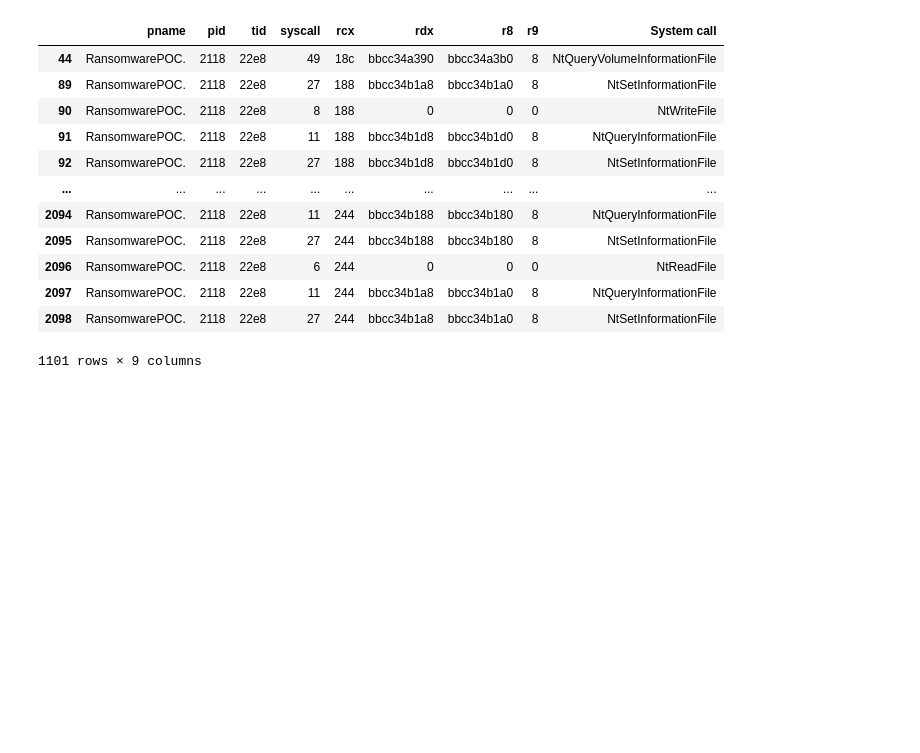
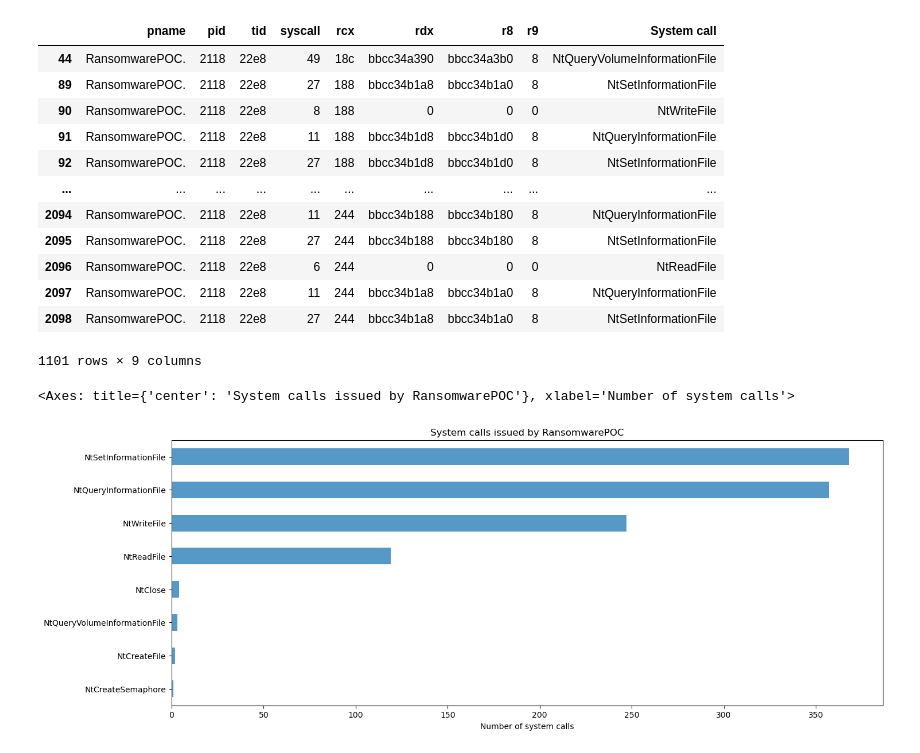
Before and after one commit to Cyber-Tracer/HyperDetect, a Jupyter notebook: controller/initial_analysis.ipynb, the cells around one changed output. Saved outputs shown, nothing was run; the diff lists cells and outputs as text; code cells hidden in the pictures; blank space fills up the shorter version.

```diff
--- a/controller/initial_analysis.ipynb
+++ b/controller/initial_analysis.ipynb
@@ -53,4 +47,14 @@ filtered_df
 | 2097 | RansomwarePOC. | 2118 | 22e8 | 11 | 244 | bbcc34b1a8 | bbcc34b1a0 | 8 | NtQueryInformationFile |
 | 2098 | RansomwarePOC. | 2118 | 22e8 | 27 | 244 | bbcc34b1a8 | bbcc34b1a0 | 8 | NtSetInformationFile |
 1101 rows × 9 columns
+# %%
+# Detailed view what system calls are called by RansomwarePOC
+grouped_df = filtered_df.groupby(['System call']).size()
+grouped_df=grouped_df.sort_values(ascending=True)
+grouped_df.plot(
+        kind='barh', figsize=(16,6), title='System calls issued by RansomwarePOC',xlabel='Number of system calls', ylabel='', alpha=0.75
+    )
+# %% [output]
+<Axes: title={'center': 'System calls issued by RansomwarePOC'}, xlabel='Number of system calls'>
+[figure, added]
 # %%
```
Also changed, not shown: parts of 5 cells of this notebook, 1 other file.
